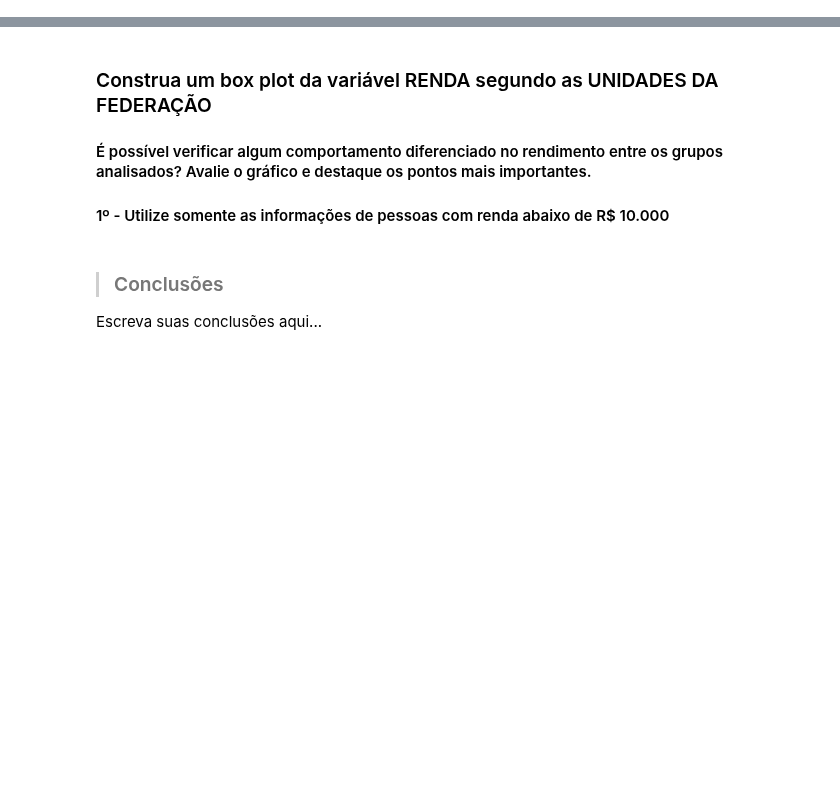
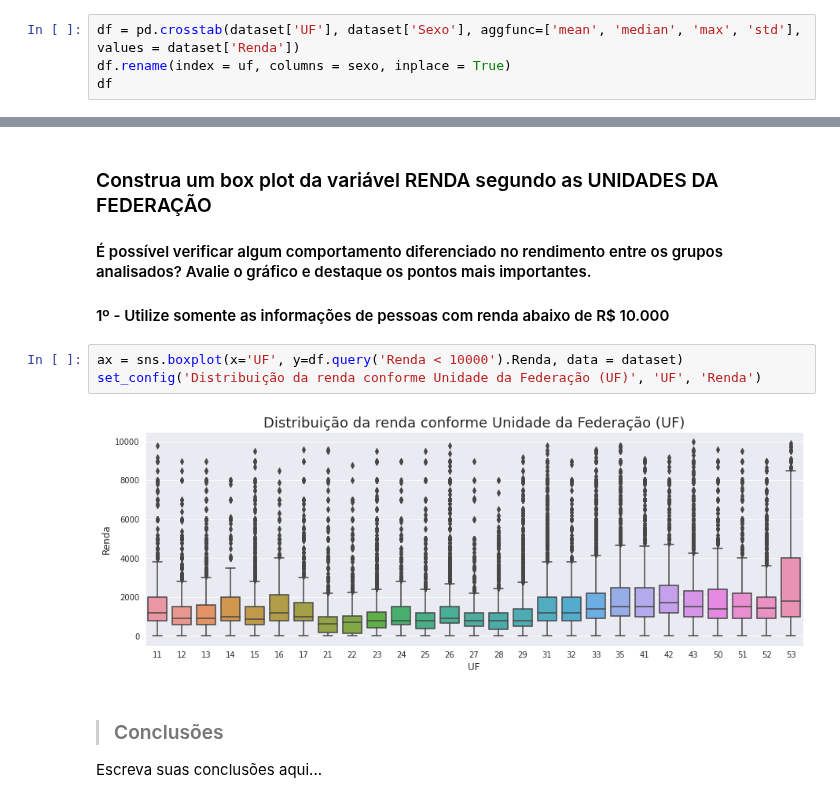
Before and after one commit to strawndri/estatistica-com-python, a Jupyter notebook: Notebooks/analise_descritiva.ipynb, the cells around one changed output, grey strips where cells are left out. Drawn from its saved outputs; the diff is of its cells as text; blank space fills up the shorter version.

```diff
--- a/Notebooks/analise_descritiva.ipynb
+++ b/Notebooks/analise_descritiva.ipynb
@@ -496,0 +544,4 @@ Escreva suas conclusões aqui...
+# %%
+df = pd.crosstab(dataset['UF'], dataset['Sexo'], aggfunc=['mean', 'median', 'max', 'std'], values = dataset['Renda'])
+df.rename(index = uf, columns = sexo, inplace = True)
+df
@@ -498,6 +569,11 @@ Escreva suas conclusões aqui...
 ### Construa um box plot da variável RENDA segundo as UNIDADES DA FEDERAÇÃO
 #### <font>É possível verificar algum comportamento diferenciado no rendimento entre os grupos analisados? Avalie o gráfico e destaque os pontos mais importantes.</font>
 #### <font>1º - Utilize somente as informações de pessoas com renda abaixo de R$ 10.000</font>
+# %%
+ax = sns.boxplot(x='UF', y=df.query('Renda < 10000').Renda, data = dataset)
+set_config('Distribuição da renda conforme Unidade da Federação (UF)', 'UF', 'Renda')
+# %% [output]
+[figure, added]
 # %% [markdown]
 > ### Conclusões
 
```
Also changed, not shown: parts of 10 cells of this notebook.
